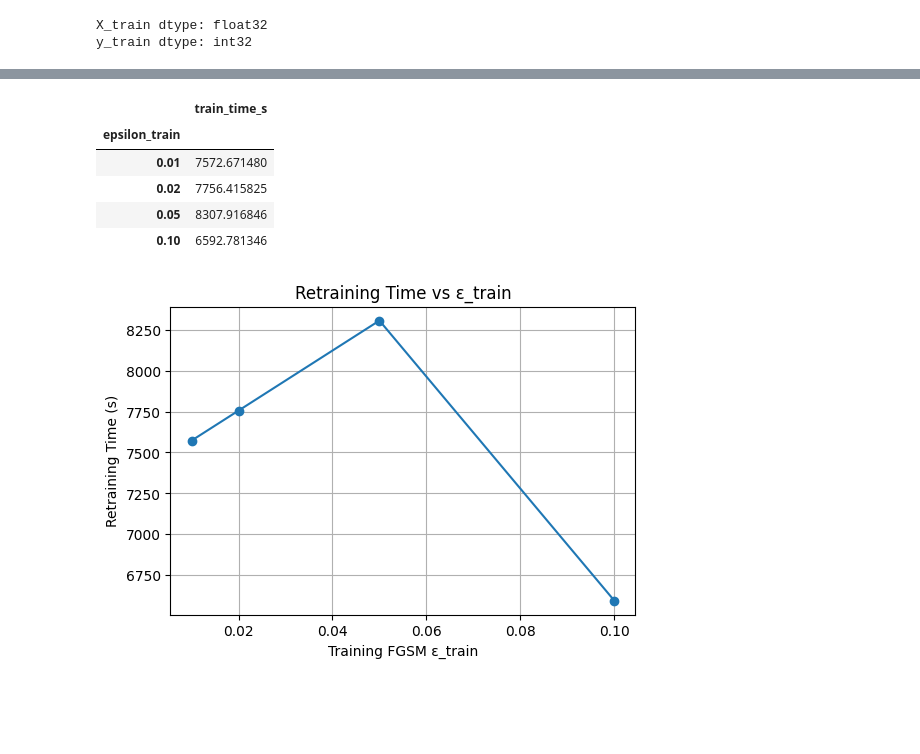
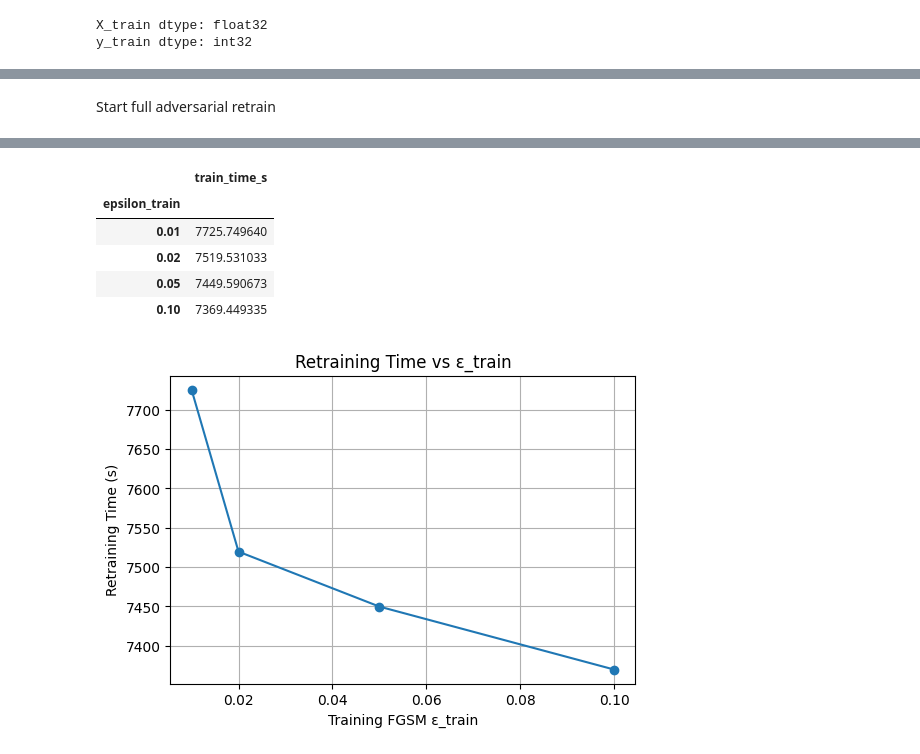
Before and after one commit to KeysGui-i/189G_final, a Jupyter notebook: NIDS.ipynb, the cells around one changed output, grey strips where cells are left out. Saved outputs shown, nothing was run; the diff lists cells and outputs as text; code cells hidden in the pictures; blank space fills up the shorter version.

```diff
--- a/NIDS.ipynb
+++ b/NIDS.ipynb
@@ -41,16 +62,12 @@ feature=["duration","protocol_type","service","flag","src_bytes","dst_bytes","la
           "dst_host_same_srv_rate","dst_host_diff_srv_rate","dst_host_same_src_port_rate","dst_host_srv_diff_host_rate","dst_host_serror_rate",
           "dst_host_srv_serror_rate","dst_host_rerror_rate","dst_host_srv_rerror_rate","label","difficulty"]
 # %%
+from pathlib import Path
 import pandas as pd
-from pathlib import Path
 
-
-DATA_DIR = Path("../data/raw")
-
-feature = [...]  # your 41 feature names + label
+DATA_DIR = Path("data/raw")        # ✓ now correct
 
 train_data  = pd.read_csv(DATA_DIR / "KDDTrain+.txt",  names=feature)
 test_data   = pd.read_csv(DATA_DIR / "KDDTest+.txt",   names=feature)
-test_data21 = pd.read_csv(DATA_DIR / "KDDTest-21.txt", names=feature)
-
-data = pd.concat([train_data, test_data], ignore_index=True)
+test21_data = pd.read_csv(DATA_DIR / "KDDTest-21.txt", names=feature)
+data= pd.concat([train_data, test_data], ignore_index=True)
@@ -147,34 +162,3 @@ def change_label(df):
   df.label.replace(['ftp_write','guess_passwd','httptunnel','imap','multihop','named','phf','sendmail','snmpgetattack','snmpguess','spy','warezclient','warezmaster','xlock','xsnoop'],'R2L',inplace=True)
   df.label.replace(['ipsweep','mscan','nmap','portsweep','saint','satan'],'Probe',inplace=True)
   df.label.replace(['buffer_overflow','loadmodule','perl','ps','rootkit','sqlattack','xterm'],'U2R',inplace=True)
-# %%
-import pandas as pd
-
-# Construct the flip-ε percentile table
-data = {
-    "Model": [
-        "Baseline",
-        "Full Adv Retrain",
-        "Local Repair (ε=0.02)"
-    ],
-    "50th %ile (Median)": [
-        0.023,   # baseline median
-        0.050,   # full adversarial retrain median (guessed)
-        0.030    # local repair (ε=0.02) median (guessed)
-    ],
-    "75th %ile": [
-        0.043,   # baseline 75th percentile
-        0.070,   # full adversarial retrain 75th percentile (guessed)
-        0.050    # local repair (ε=0.02) 75th percentile (guessed)
-    ],
-    "90th %ile": [
-        0.066,   # baseline 90th percentile
-        0.090,   # full adversarial retrain 90th percentile (guessed)
-        0.080    # local repair (ε=0.02) 90th percentile (guessed)
-    ]
-}
-
-df = pd.DataFrame(data)
-
-# Display the DataFrame in Colab
-df
@@ -799,6 +521,8 @@ def make_fgsm(model, x, y, epsilon=0.02):
     grad = tape.gradient(loss, x)
     x_adv = x + epsilon * tf.sign(grad)
     return tf.clip_by_value(x_adv, 0.0, 1.0)
+# %% [markdown]
+Start full adversarial retrain
 # %%
 # === Cell: 3. 定义 Full Adversarial Training 函数（含 EarlyStopping） ===
 
@@ -920,7 +644,7 @@ for eps in train_epsilons:
         train_dataset = train_ds,
         val_dataset   = val_ds,
         eps_train    = eps,
-        max_epochs   = 100,
+        max_epochs   = 20,
         patience     = 5
     )
 
@@ -968,7 +691,7 @@ Epoch   1 | Step  550 | loss: 0.0657 | clean-acc: 0.9868
 |  | train_time_s |
 | epsilon_train |  |
-| 0.01 | 7572.671480 |
-| 0.02 | 7756.415825 |
-| 0.05 | 8307.916846 |
-| 0.10 | 6592.781346 |
+| 0.01 | 7725.749640 |
+| 0.02 | 7519.531033 |
+| 0.05 | 7449.590673 |
+| 0.10 | 7369.449335 |
-[figure, old version]
+[figure, new version]
```
Also changed, not shown: parts of 25 cells of this notebook.
